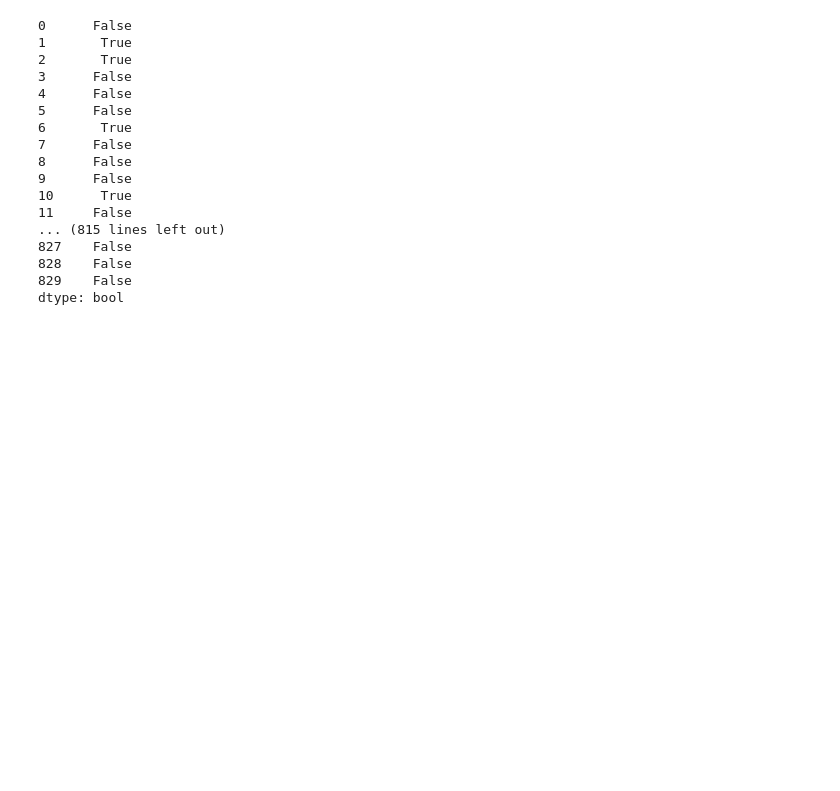
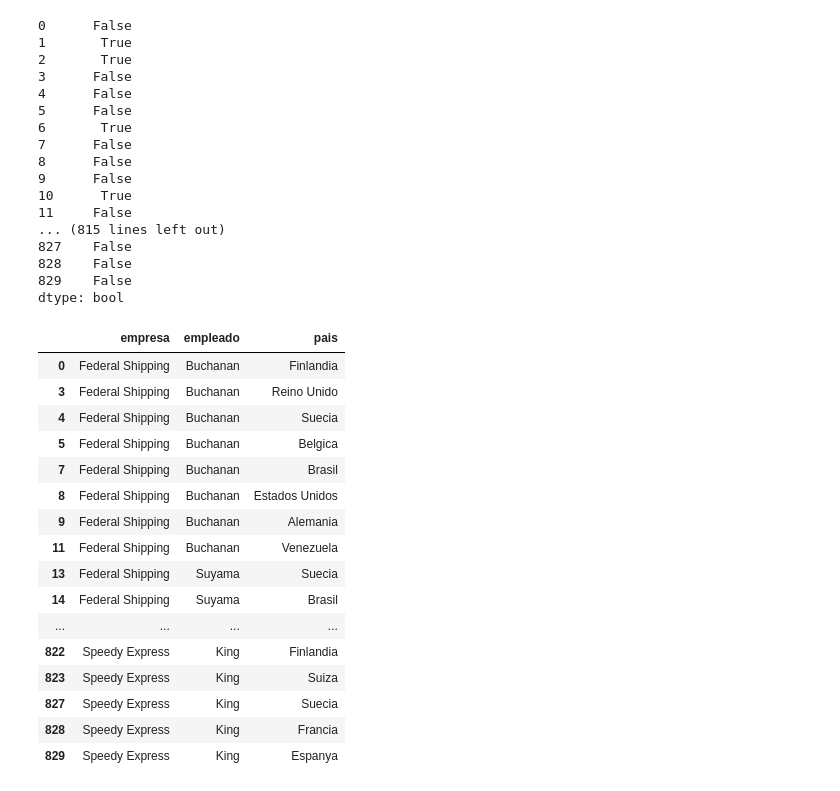
Before and after one commit to aldebarran22/curso_avanzado_santander, a Jupyter notebook: codigo_sep_16_20/pandas_merge.ipynb, the cells around one changed output. Drawn from its saved outputs; the diff is of its cells as text; code cells hidden in the pictures; blank space fills up the shorter version.

```diff
--- a/codigo_sep_16_20/pandas_merge.ipynb
+++ b/codigo_sep_16_20/pandas_merge.ipynb
@@ -166,3 +166,24 @@ dfPrueba.duplicated()
 828    False
 829    False
 dtype: bool
+# %%
+dfPrueba = dfPrueba.drop_duplicates()
+dfPrueba
+# %% [output]
+|  | empresa | empleado | pais |
+| 0 | Federal Shipping | Buchanan | Finlandia |
+| 3 | Federal Shipping | Buchanan | Reino Unido |
+| 4 | Federal Shipping | Buchanan | Suecia |
+| 5 | Federal Shipping | Buchanan | Belgica |
+| 7 | Federal Shipping | Buchanan | Brasil |
+| 8 | Federal Shipping | Buchanan | Estados Unidos |
+| 9 | Federal Shipping | Buchanan | Alemania |
+| 11 | Federal Shipping | Buchanan | Venezuela |
+| 13 | Federal Shipping | Suyama | Suecia |
+| 14 | Federal Shipping | Suyama | Brasil |
+| ... | ... | ... | ... |
+| 822 | Speedy Express | King | Finlandia |
+| 823 | Speedy Express | King | Suiza |
+| 827 | Speedy Express | King | Suecia |
+| 828 | Speedy Express | King | Francia |
+| 829 | Speedy Express | King | Espanya |
```
